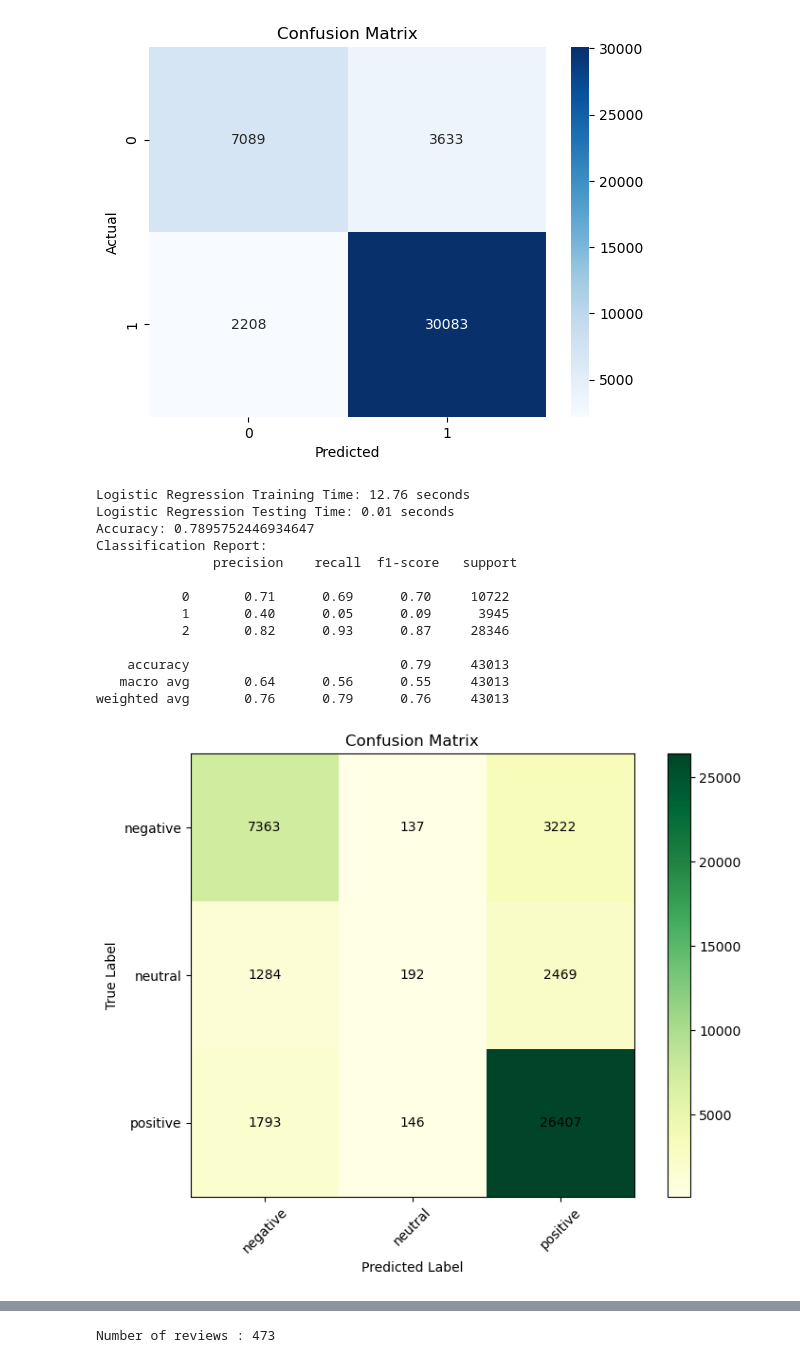
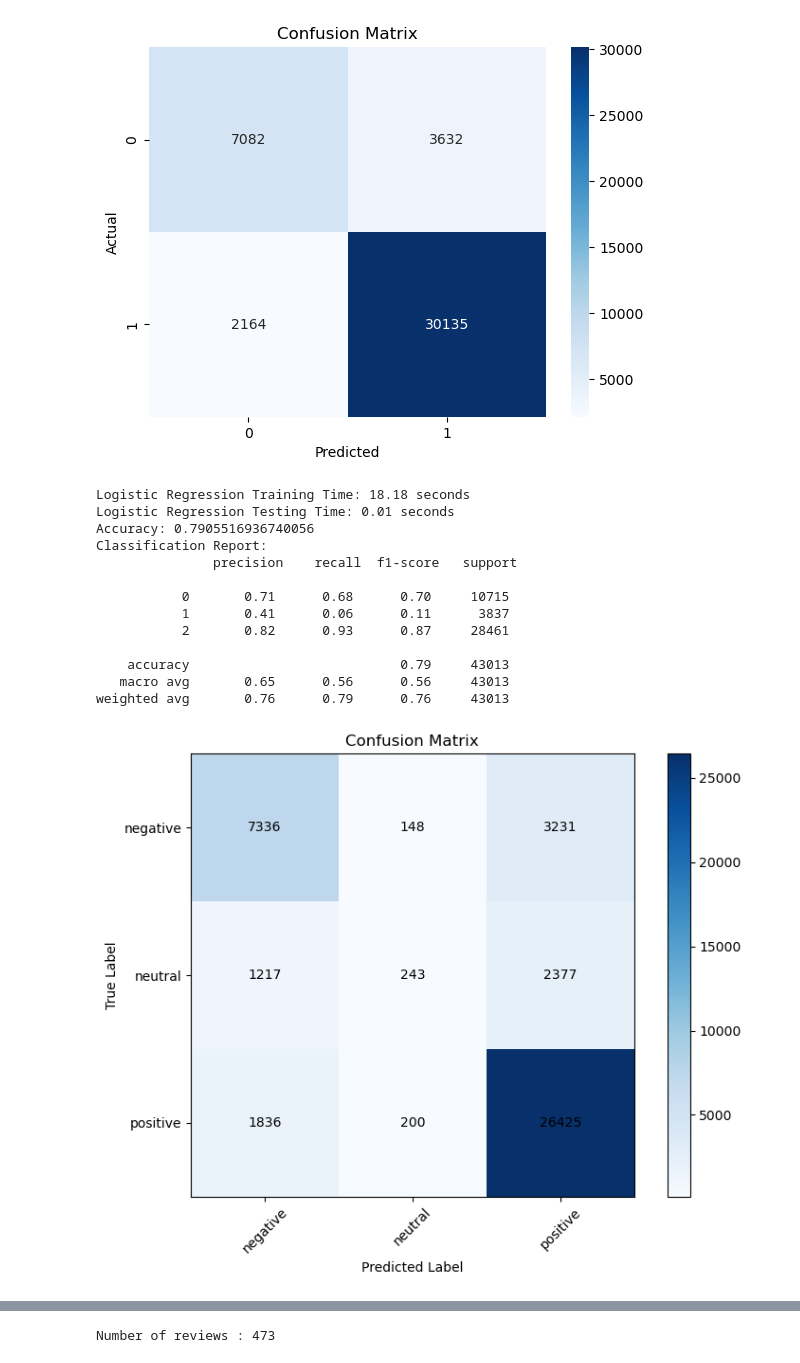
Before and after one commit to harishwarreddymunukuntla/Drug_Recommendation_Tool, a Jupyter notebook: DRT_final.ipynb, the cells around one changed output, grey strips where cells are left out. Drawn from its saved outputs; the diff is of its cells as text; code cells hidden in the pictures.

```diff
--- a/DRT_final.ipynb
+++ b/DRT_final.ipynb
@@ -193,9 +181,9 @@ train_test_lr = train_test_df
 # Generate sentiment labels
 train_test_lr['sentiment'] = train_test_lr['rating'].apply(lambda x: 0 if x < 5 else (1 if x in [5, 6] else 2))
 # %%
-# Split data
+# Split the dataset into training and validation sets with stratification
 X_train, X_val, y_train, y_val = train_test_split(
-    train_test_lr['review'], train_test_lr['sentiment'], test_size=0.2, random_state=42
+    train_test_lr['review'], train_test_lr['sentiment'], stratify=train_test['sentiment'], test_size=0.2, random_state=42
 )
 # %%
 # Text preprocessing with TF-IDF
@@ -211,58 +204,65 @@ log_reg.fit(X_train_tfidf, y_train)
 end_time_train_lr = time.time()
 # %%
 # Evaluate the model
+
+# Measure testing time for the Logistic Regression model
 start_time_test_lr = time.time()
+
+# Generate predictions on the validation dataset
 y_pred = log_reg.predict(X_val_tfidf)
+
+ # End timing the prediction process
 end_time_test_lr = time.time()
 
+# Print training and testing times for Logistic Regression
 print(f"Logistic Regression Training Time: {end_time_train_lr - start_time_train_lr:.2f} seconds")
 print(f"Logistic Regression Testing Time: {end_time_test_lr - start_time_test_lr:.2f} seconds")
 
-print("Accuracy:", accuracy_score(y_val, y_pred))
-print("Classification Report:\n", classification_report(y_val, y_pred))
+# Print evaluation metrics
+print("Classification Report for Logistic Regression:\n", classification_report(y_val, y_pred))
 # %% [output]
-Logistic Regression Training Time: 12.76 seconds
+Logistic Regression Training Time: 18.18 seconds
 Logistic Regression Testing Time: 0.01 seconds
-Accuracy: 0.7895752446934647
+Accuracy: 0.7905516936740056
 Classification Report:
                precision    recall  f1-score   support
 
-           0       0.71      0.69      0.70     10722
-           1       0.40      0.05      0.09      3945
-           2       0.82      0.93      0.87     28346
+           0       0.71      0.68      0.70     10715
+           1       0.41      0.06      0.11      3837
+           2       0.82      0.93      0.87     28461
 
     accuracy                           0.79     43013
-   macro avg       0.64      0.56      0.55     43013
+   macro avg       0.65      0.56      0.56     43013
 weighted avg       0.76      0.79      0.76     43013
 # %%
 # Manually assign class labels
 class_labels = ["negative", "neutral", "positive"]
 
 # Calculate the confusion matrix
 conf_matrix = confusion_matrix(y_val, y_pred)
 
 # Plot the confusion matrix
 plt.figure(figsize=(8, 6))
-plt.imshow(conf_matrix, interpolation='nearest', cmap='YlGn')
+plt.imshow(conf_matrix, interpolation='nearest', cmap='Blues')
 plt.title('Confusion Matrix')
 plt.colorbar()
 
 # Add labels to the axes
 tick_marks = np.arange(len(class_labels))
 plt.xticks(tick_marks, class_labels, rotation=45)
 plt.yticks(tick_marks, class_labels)
 
 # Add counts to the cells
 for i, j in np.ndindex(conf_matrix.shape):
     plt.text(j, i, format(conf_matrix[i, j], 'd'),
              ha="center", va="center", color="black")
 
 plt.ylabel('True Label')
 plt.xlabel('Predicted Label')
 plt.tight_layout()
 plt.show()
 # %% [output]
-[figure, old version]
+[figure, new version]
 # %%
 train_test_cnn = train_test_df
 # %%
```
Also changed, not shown: parts of 23 cells of this notebook.
